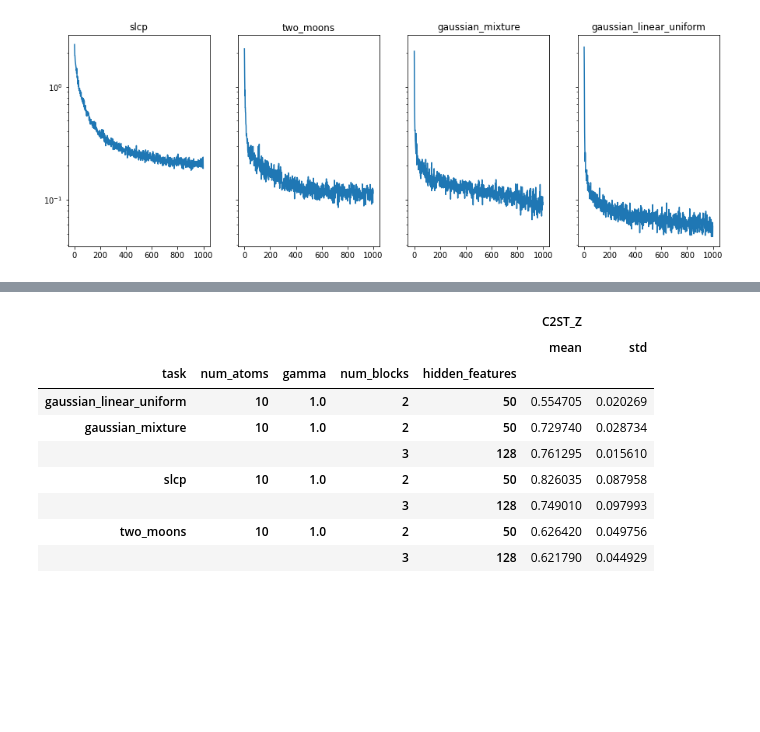
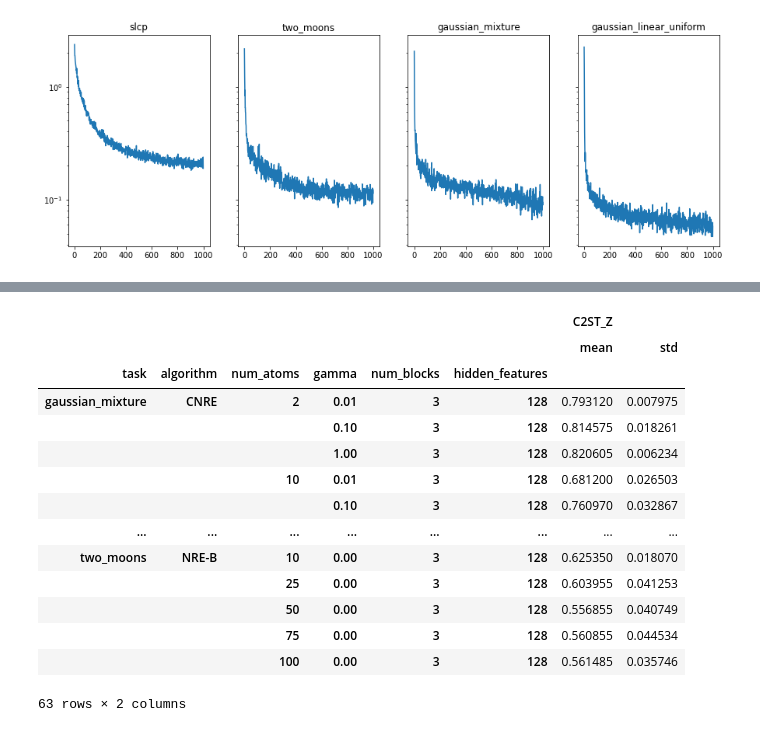
Before and after one commit to bkmi/cnre, a Jupyter notebook: infinite/01 validation loss.ipynb, the cells around one changed output, grey strips where cells are left out. Drawn from its saved outputs; the diff is of its cells as text; code cells hidden in the pictures; blank space fills up the shorter version.

```diff
--- a/infinite/01 validation loss.ipynb
+++ b/infinite/01 validation loss.ipynb
@@ -36,11 +45,13 @@ for ax, (name, experiment_folder) in zip(axes.flatten(), experiment_folders.item
 # %%
 files = [
-    "metrics01.csv",
-    "metrics02.csv",
-    # "metrics-512.csv",
+    # "metrics01.csv",
+    # "metrics02.csv",
+    "metrics-512.csv",
+    "metrics-512b.csv",
 ]
 df = pd.concat([pd.read_csv(file, index_col=0) for file in files], ignore_index=True)
 print(len(df))
 print(df.columns)
+print(df["algorithm"].unique())
 df.head()
 # %% [output]
@@ -65,29 +77,40 @@ Index(['task', 'seed', 'algorithm', 'num_atoms', 'gamma', 'extra_theta_factor',
 5 rows × 54 columns
 # %%
+# groupby drops NaNs fix this here.
+df["gamma"] = df["gamma"].fillna(0.0)
+
 df_wide = pd.wide_to_long(
     df,
     ["C2ST_Z"],
     i=["task", "algorithm", "num_atoms", "gamma", "num_blocks", "hidden_features"],
     j="num_observation",
     sep="-"
 )
+
+# groupby drops NaNs
 df_wide.groupby([
     "task",
+    "algorithm",
     "num_atoms",
     "gamma",
     "num_blocks",
     "hidden_features",
 ]).aggregate({
     "C2ST_Z": ["mean", "std"],
 })
 # %% [output]
-|  |  |  |  |  | C2ST_Z |  |
-|  |  |  |  |  | mean | std |
-| task | num_atoms | gamma | num_blocks | hidden_features |  |  |
-| gaussian_linear_uniform | 10 | 1.0 | 2 | 50 | 0.554705 | 0.020269 |
-| gaussian_mixture | 10 | 1.0 | 2 | 50 | 0.729740 | 0.028734 |
-|  |  |  | 3 | 128 | 0.761295 | 0.015610 |
-| slcp | 10 | 1.0 | 2 | 50 | 0.826035 | 0.087958 |
-|  |  |  | 3 | 128 | 0.749010 | 0.097993 |
-| two_moons | 10 | 1.0 | 2 | 50 | 0.626420 | 0.049756 |
-|  |  |  | 3 | 128 | 0.621790 | 0.044929 |
+|  |  |  |  |  |  | C2ST_Z |  |
+|  |  |  |  |  |  | mean | std |
+| task | algorithm | num_atoms | gamma | num_blocks | hidden_features |  |  |
+| gaussian_mixture | CNRE | 2 | 0.01 | 3 | 128 | 0.793120 | 0.007975 |
+|  |  |  | 0.10 | 3 | 128 | 0.814575 | 0.018261 |
+|  |  |  | 1.00 | 3 | 128 | 0.820605 | 0.006234 |
+|  |  | 10 | 0.01 | 3 | 128 | 0.681200 | 0.026503 |
+|  |  |  | 0.10 | 3 | 128 | 0.760970 | 0.032867 |
+| ... | ... | ... | ... | ... | ... | ... | ... |
+| two_moons | NRE-B | 10 | 0.00 | 3 | 128 | 0.625350 | 0.018070 |
+|  |  | 25 | 0.00 | 3 | 128 | 0.603955 | 0.041253 |
+|  |  | 50 | 0.00 | 3 | 128 | 0.556855 | 0.040749 |
+|  |  | 75 | 0.00 | 3 | 128 | 0.560855 | 0.044534 |
+|  |  | 100 | 0.00 | 3 | 128 | 0.561485 | 0.035746 |
+63 rows × 2 columns
```
Also changed, not shown: parts of 6 cells of this notebook, 5 other files.
